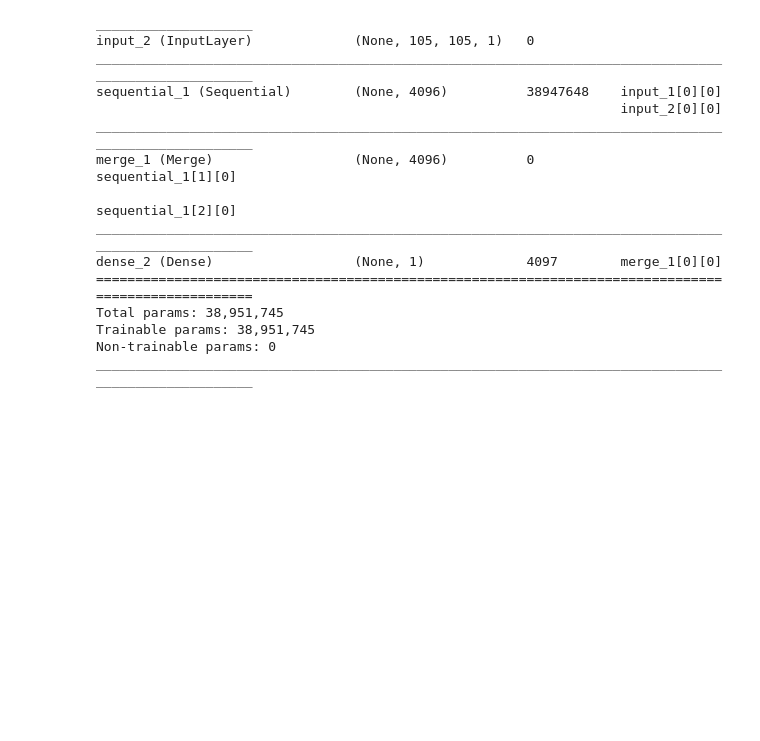
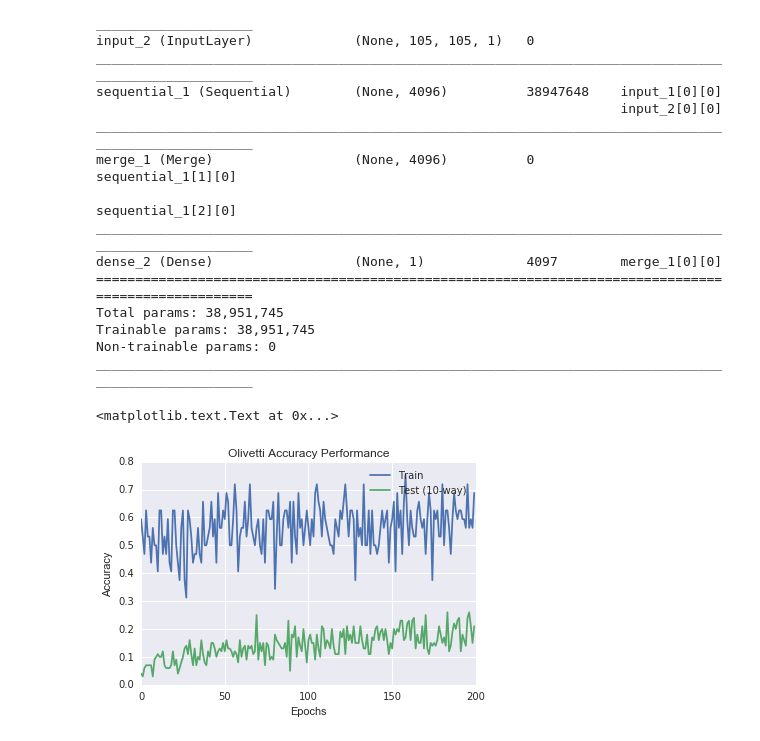
Before and after one commit to alvin319/book-notes, a Jupyter notebook: miscellaneous/siamese_nn_one_shot_image_recognition.ipynb, the cells around one changed output. Drawn from its saved outputs; the diff is of its cells as text; code cells hidden in the pictures; blank space fills up the shorter version.

```diff
--- a/miscellaneous/siamese_nn_one_shot_image_recognition.ipynb
+++ b/miscellaneous/siamese_nn_one_shot_image_recognition.ipynb
@@ -19,5 +19,8 @@ Using TensorFlow backend.
 # %%
 def resize_images(image):
+    """
+    Resize the image to be 105x105 so it follows the similar format according to the paper.
+    """
     return imresize(image, size=(105, 105))
 
 def conv_kernel_init():
@@ -46,7 +49,7 @@ def get_batch_data(data, num_pairs):
 
     for i in range(num_pairs):
         first_category = np.random.choice(list(data.keys()))
-        second_category = first_category if i <= num_pairs // 2 else (first_category + np.random.randint(1, num_classes)) % num_classes
+        second_category = first_category if i < num_pairs // 2 else (first_category + np.random.randint(1, num_classes)) % num_classes
         first_image = data[first_category][np.random.choice(len(data[first_category]))].reshape((105, 105, 1))
         second_image = data[second_category][np.random.choice(len(data[second_category]))].reshape((105, 105, 1))
         left_child_data.append(first_image)
@@ -126,7 +129,7 @@ combined_model = merge(inputs=[left_child_model, right_child_model], mode=lambda
 output_model = Dense(units=1, activation='sigmoid',
                      kernel_initializer=RandomNormal(mean=0, stddev=0.2), bias_initializer=bias_init())(combined_model)
 overall_model = Model(inputs=[left_child_input, right_child_input], outputs=output_model)
-overall_model.compile(loss='binary_crossentropy', optimizer='adam', metrics=['accuracy'])
+overall_model.compile(loss='binary_crossentropy', optimizer=SGD(lr=0.001), metrics=['accuracy'])
 # %%
 # Check out the overall model architecture
 overall_model.summary()
@@ -151,11 +154,12 @@ Trainable params: 38,951,745
 Non-trainable params: 0
 ____________________________________________________________________________________________________
 # %%
+# Training
 batch_size = 32
 N_ways = 10
-num_tasks = 50
-epochs = 10
-record_counter = 1
+num_tasks = 100
+epochs = 1000
+record_counter = 5
 train_loss_list = []
 train_accuracy_list = []
 test_accuracy_list = []
@@ -170,14 +174,23 @@ for iteration in range(epochs):
         train_loss_list.append(train_loss)
         train_accuracy_list.append(train_accuracy)
 
-        num_correct = 0
+        num_correct = 0.0
+        # Running N-ways classification for num_tasks time
         for i in range(num_tasks):
             left_child_test, right_child_test, label_test = get_n_way_data(combined_data, N_ways)
             probabilities = overall_model.predict(x=[left_child_test, right_child_test])
             if np.argmax(probabilities) == 0:
-                num_correct += 1
+                num_correct += 1.0
 
-        test_accuracy = 100.0 * (float(num_correct) / num_tasks)
+        test_accuracy = num_correct / num_tasks
         test_accuracy_list.append(test_accuracy)
-
-        print(iteration, train_loss, train_accuracy, test_accuracy)
+# %%
+plt.plot(train_accuracy_list, label='Train')
+plt.plot(test_accuracy_list, label='Test (10-way)')
+plt.legend()
+plt.title('Olivetti Accuracy Performance')
+plt.xlabel('Epochs')
+plt.ylabel('Accuracy')
+# %% [output]
+<matplotlib.text.Text at 0x...>
+[figure, added]
```
Also changed, not shown: parts of 3 cells of this notebook.
